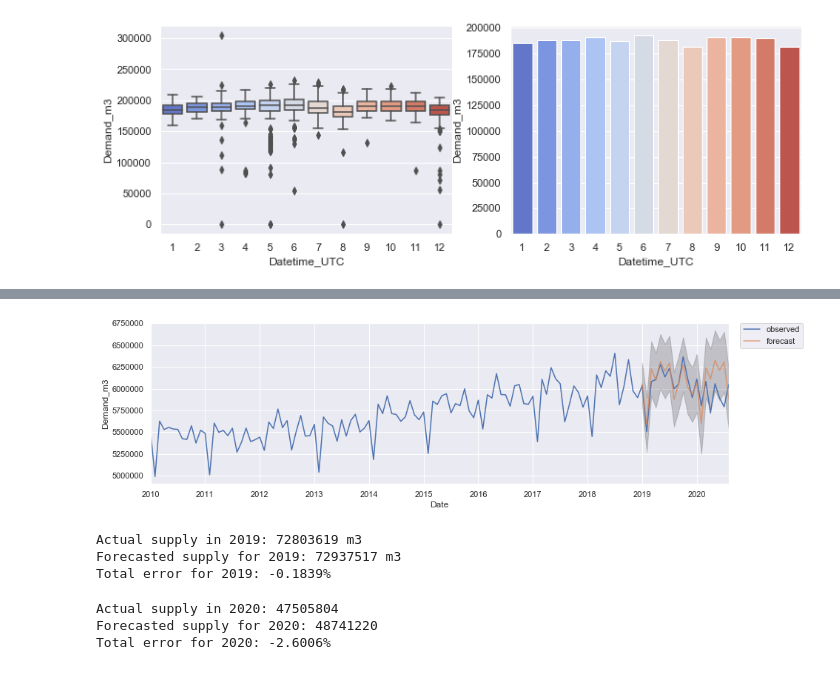
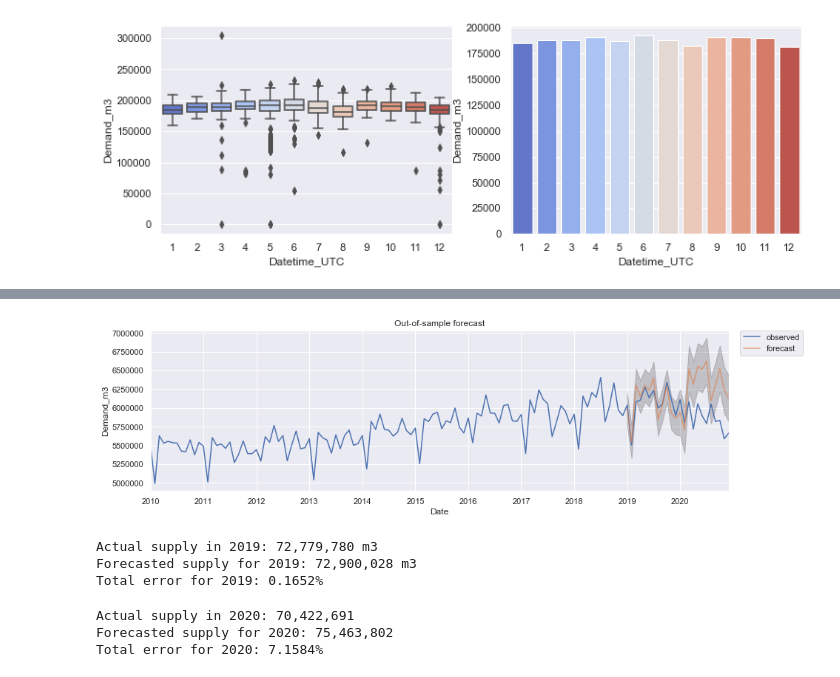
Before and after one commit to benplatten/UvA_DSP_Waternet, a Jupyter notebook: EDA_notebooks/TimeSeries EDA.ipynb, the cells around one changed output, grey strips where cells are left out. Cells and saved outputs as stored; diff of their text form; code cells hidden in the pictures.

Commit message:
Included 2020 data

```diff
--- a/EDA_notebooks/TimeSeries EDA.ipynb
+++ b/EDA_notebooks/TimeSeries EDA.ipynb
@@ -488,6 +580,6 @@ df_pred
 # %%
-# join forecast with actual data
-df_com = df_trf.join(train.trf_demand, how='left')
+# append df_pred to data
+df_com = train.append(test)
 df_com = df_com.join(df_pred, how='left')
 df_com.tail()
 # %% [output]
@@ -500,0 +593,10 @@ df_com.tail()
+# %%
+OLS = TT.get_trend(df_com.trend['2018'])
+last = df_com.loc[df_com.trend.notna()].trend.tolist()[-1]
+extrap = df_com.loc[df_com.trend.isna()].trend.tolist()
+
+
+for i, x in enumerate(extrap):
+    extrap[i] = last + (i + 1) * OLS[1][0]
+
+extrap
@@ -500,0 +621,3 @@ df_com.tail()
+# %%
+df_com.trend = df_com.loc[df_com.trend.notna()].trend.tolist() + extrap
+df_com.trend
@@ -501,9 +638,8 @@ df_com.tail()
 # %%
 # inverse detrend and differencing dataset
-#df_com['y_pred'] = TT.inverse(df_com.index, df_com.y_hat.fillna(0)).values[1::]
-df_com['y_pred'] = TT.start[1].append(df_com.y_hat.fillna(df_com.trf_demand + TT.trend)[1::]).cumsum()
+df_com['y_pred'] = TT.inverse(df_com.index, df_com.y_hat.fillna(df_com['trf_demand']))# + df_com.trend
 df_com['ci_lower'] = df_com.y_pred - abs(df_com.y_hat - df_com.mean_ci_lower)
 df_com['ci_upper'] = df_com.y_pred + abs(df_com.mean_ci_upper - df_com.y_hat)
 df_com.loc[df_com.y_hat.isna(), ['y_pred', 'ci_lower', 'ci_upper']] = np.nan
-df_com.tail()
+df_com.tail(25)
 # %% [output]
@@ -517,38 +664,40 @@ df_com.tail()
 # %%
 ax = df_com.Demand_m3.plot(label='observed')
 df_com.y_pred.plot(ax=ax, label='forecast', alpha=.7, figsize=(14, 4))
 
 ax.fill_between(df_com.index,
                 df_com.ci_lower,
                 df_com.ci_upper, color='k', alpha=.2)
+
+ax.set_title('Out-of-sample forecast')
 ax.set_xlabel('Date')
 ax.set_ylabel('Demand_m3')
 
 plt.legend(bbox_to_anchor=(1.02, 1), loc=2, borderaxespad=0.)
 plt.show()
 # %% [output]
-[figure, old version]
+[figure, new version]
 # %%
 actual = df_com['2019'].Demand_m3.sum()
 forecast = df_com['2019'].y_pred.sum()
-error = (actual - forecast) / actual
+error = (forecast - actual) / actual
 
-print('Actual supply in 2019: {:8.0f} m3'.format(actual))
-print('Forecasted supply for 2019: {:8.0f} m3'.format(forecast))
+print('Actual supply in 2019: {:,.0f} m3'.format(actual))
+print('Forecasted supply for 2019: {:,.0f} m3'.format(forecast))
 print('Total error for 2019: {0:.4%}'.format(error))
 # %% [output]
-Actual supply in 2019: 72803619 m3
-Forecasted supply for 2019: 72937517 m3
-Total error for 2019: -0.1839%
+Actual supply in 2019: 72,779,780 m3
+Forecasted supply for 2019: 72,900,028 m3
+Total error for 2019: 0.1652%
 # %%
 actual = df_com['2020'].Demand_m3.sum()
 forecast = df_com['2020'].y_pred.sum()
-error = (actual - forecast) / actual
+error = (forecast - actual) / actual
 
-print('Actual supply in 2020: {:8.0f}'.format(actual))
-print('Forecasted supply for 2020: {:8.0f}'.format(forecast))
+print('Actual supply in 2020: {:,.0f}'.format(actual))
+print('Forecasted supply for 2020: {:,.0f}'.format(forecast))
 print('Total error for 2020: {0:.4%}'.format(error))
 # %% [output]
-Actual supply in 2020: 47505804
-Forecasted supply for 2020: 48741220
-Total error for 2020: -2.6006%
+Actual supply in 2020: 70,422,691
+Forecasted supply for 2020: 75,463,802
+Total error for 2020: 7.1584%
```
Also changed, not shown: parts of 34 cells of this notebook.
